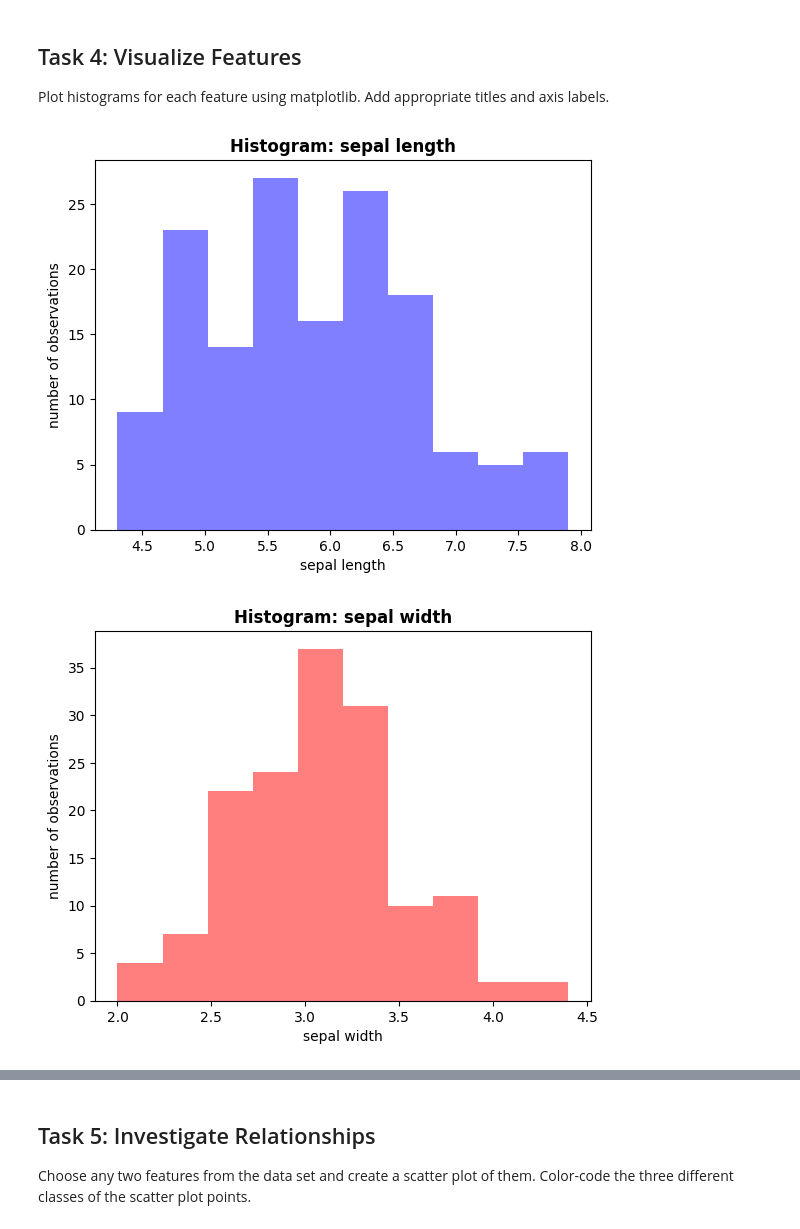
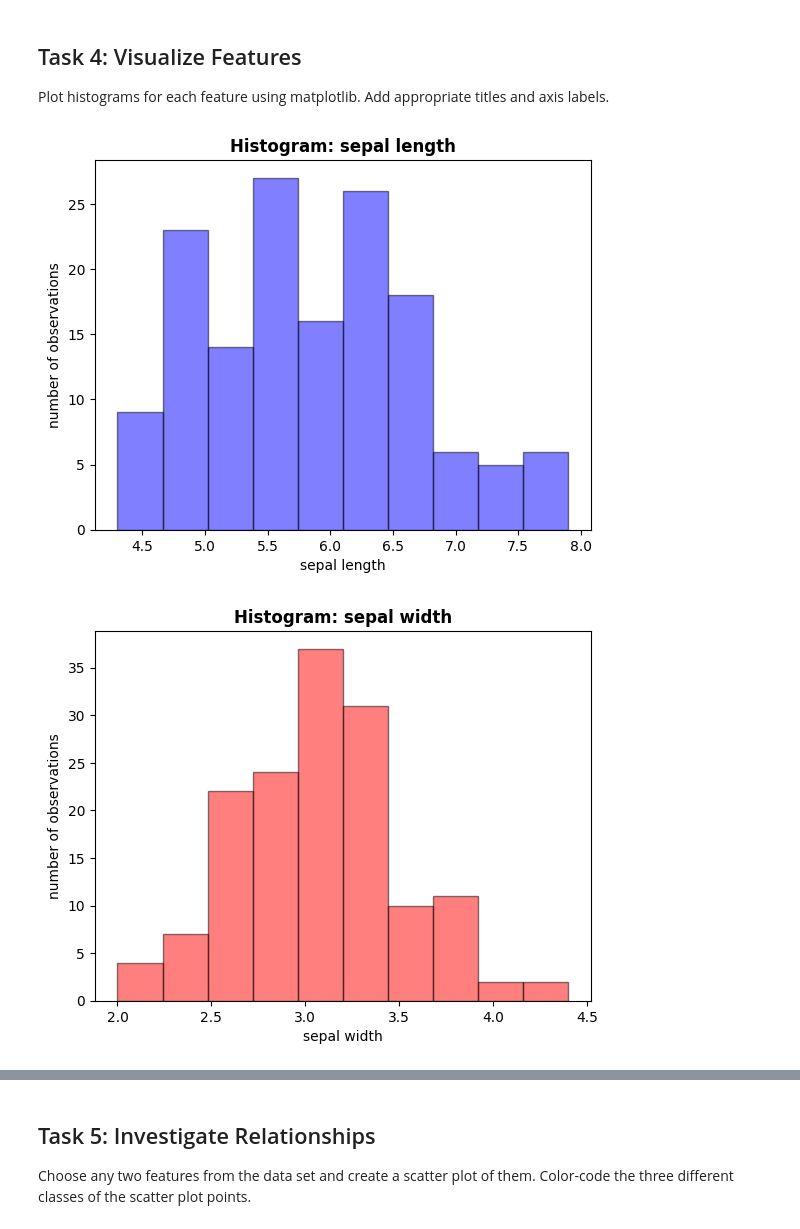
Before and after one commit to quyenphanlyons/data_analytics, a Jupyter notebook: tasks.ipynb, the cells around one changed output, grey strips where cells are left out. Cells and saved outputs as stored; diff of their text form; code cells hidden in the pictures.

```diff
--- a/tasks.ipynb
+++ b/tasks.ipynb
@@ -180,31 +180,31 @@ Add appropriate titles and axis labels.
 # %%
 from matplotlib import pyplot as plt
 
 # Create the histogram with 10 groups using parameter bins
 
-a=plt.hist(iris_array['sepal length (cm)'],bins = 10, alpha = 0.5, color = 'blue')
+a=plt.hist(iris_array['sepal length (cm)'],bins = 10, alpha = 0.5, color = 'blue', edgecolor = 'black')
 plt.xlabel('sepal length')
 plt.ylabel('number of observations')
 plt.title('Histogram: sepal length', fontweight='bold')
 plt.show(a)
 
-b=plt.hist(iris_array['sepal width (cm)'],bins = 10, alpha = 0.5, color = 'red')
+b=plt.hist(iris_array['sepal width (cm)'],bins = 10, alpha = 0.5, color = 'red',edgecolor = 'black')
 plt.xlabel('sepal width')
 plt.ylabel('number of observations')
 plt.title('Histogram: sepal width', fontweight='bold')
 plt.show(b)
 
-c=plt.hist(iris_array['petal length (cm)'],bins = 20, alpha = 0.5, color = 'green')
+c=plt.hist(iris_array['petal length (cm)'],bins = 20, alpha = 0.5, color = 'green',edgecolor = 'black')
 plt.xlabel('petal length')
 plt.ylabel('number of observations')
 plt.title('Histogram: petal length', fontweight='bold')
 plt.show(c)
 
-d=plt.hist(iris_array['petal width (cm)'],bins = 10, alpha = 0.5, color = 'orange')
+d=plt.hist(iris_array['petal width (cm)'],bins = 10, alpha = 0.5, color = 'orange',edgecolor = 'black')
 plt.xlabel('petal width')
 plt.ylabel('number of observations')
 plt.title('Histogram: petal width', fontweight='bold')
 plt.show(d)
 # %% [output]
-[figure, old version]
+[figure, new version]
-[figure, old version]
+[figure, new version]
```
Also changed, not shown: parts of 4 cells of this notebook, 1 other file.
